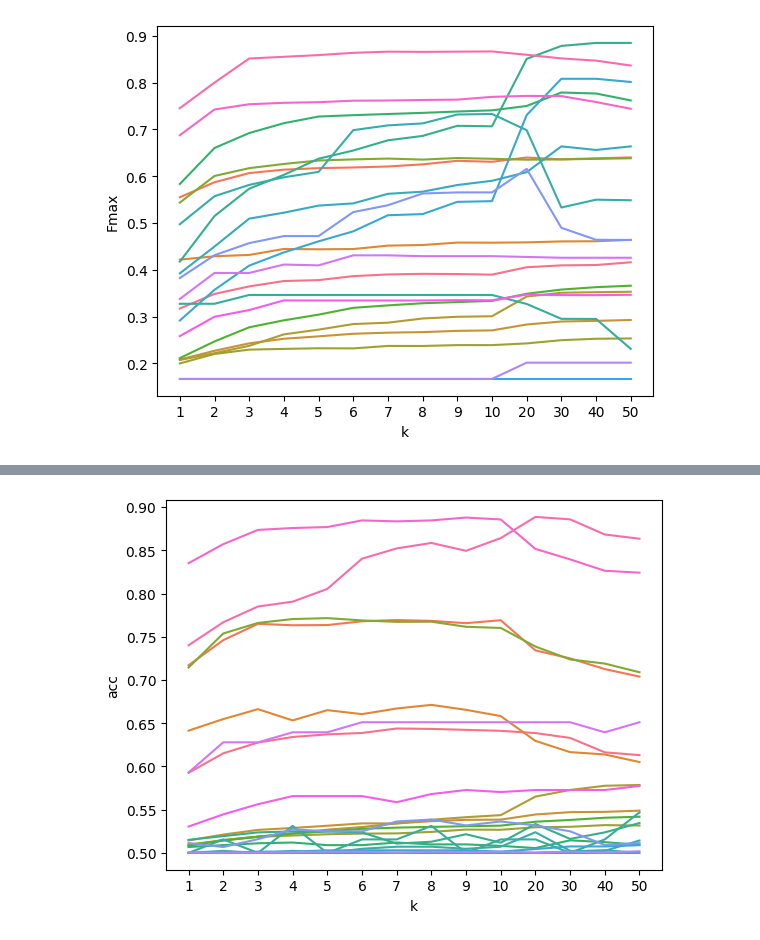
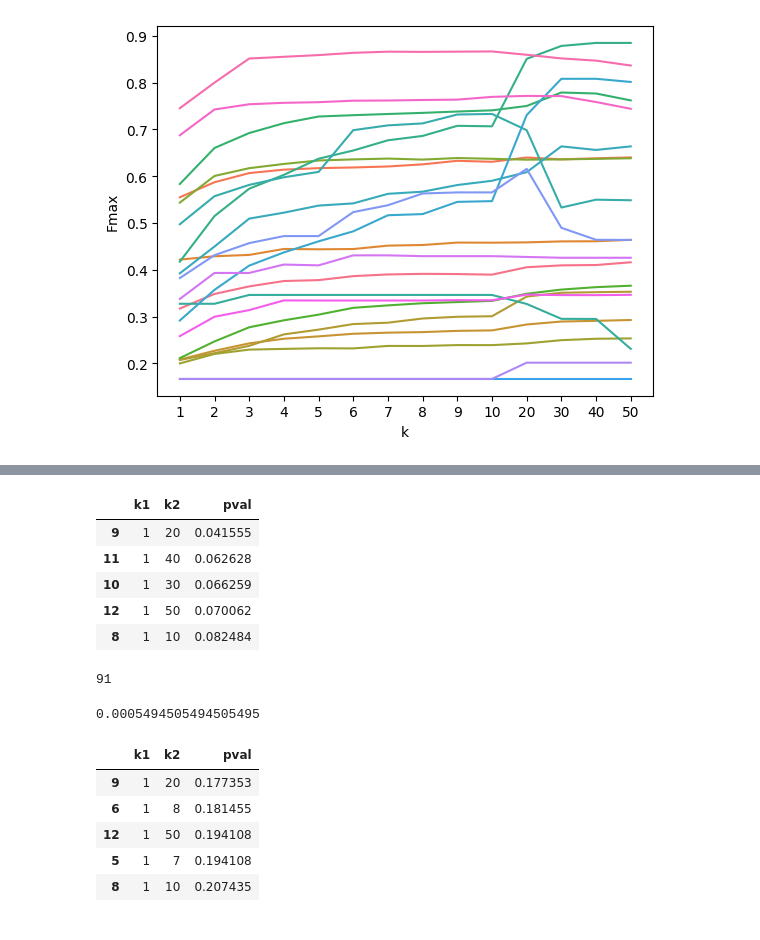
Before and after one commit to mims-harvard/ProCyon, a Jupyter notebook: experimental_analysis/blast_topk.ipynb, the cells around one changed output, grey strips where cells are left out. Cells and saved outputs as stored; diff of their text form; code cells hidden in the pictures.

```diff
--- a/experimental_analysis/blast_topk.ipynb
+++ b/experimental_analysis/blast_topk.ipynb
@@ -75,10 +102,48 @@ sns.boxplot(
-# %%
-sns.lineplot(
-    x="k",
-    y="acc",
-    hue="dataset",
-    data=qa_metrics,
-)
-plt.legend().remove()
-# %% [output]
-[figure, removed]
+# %%
+pvals = []
+for k1, k2 in combinations(retrieval_metrics.k.unique(), r=2):
+    d1 = retrieval_metrics.query("k == @k1").Fmax
+    d2 = retrieval_metrics.query("k == @k2").Fmax
+    pval = mannwhitneyu(d1, d2).pvalue
+    pvals.append({
+        "k1": k1,
+        "k2": k2,
+        "pval": pval,
+    })
+pvals = pd.DataFrame(pvals)
+pvals.sort_values("pval", ascending=True).head()
+# %% [output]
+|  | k1 | k2 | pval |
+| 9 | 1 | 20 | 0.041555 |
+| 11 | 1 | 40 | 0.062628 |
+| 10 | 1 | 30 | 0.066259 |
+| 12 | 1 | 50 | 0.070062 |
+| 8 | 1 | 10 | 0.082484 |
+# %%
+len(pvals)
+# %% [output]
+91
+# %%
+0.05 / 91
+# %% [output]
+0.0005494505494505495
+# %%
+pvals = []
+for k1, k2 in combinations(qa_metrics.k.unique(), r=2):
+    d1 = qa_metrics.query("k == @k1").acc
+    d2 = qa_metrics.query("k == @k2").acc
+    pval = mannwhitneyu(d1, d2).pvalue
+    pvals.append({
+        "k1": k1,
+        "k2": k2,
+        "pval": pval,
+    })
+pvals = pd.DataFrame(pvals)
+pvals.sort_values("pval", ascending=True).head()
+# %% [output]
+|  | k1 | k2 | pval |
+| 9 | 1 | 20 | 0.177353 |
+| 6 | 1 | 8 | 0.181455 |
+| 12 | 1 | 50 | 0.194108 |
+| 5 | 1 | 7 | 0.194108 |
+| 8 | 1 | 10 | 0.207435 |
```
Also changed, not shown: parts of 6 cells of this notebook.
